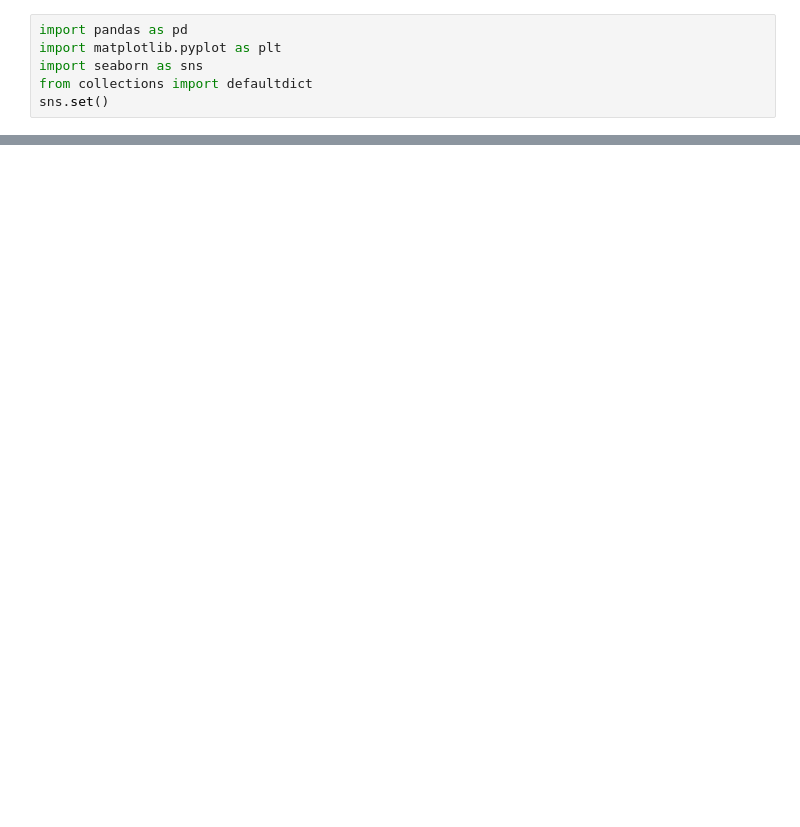
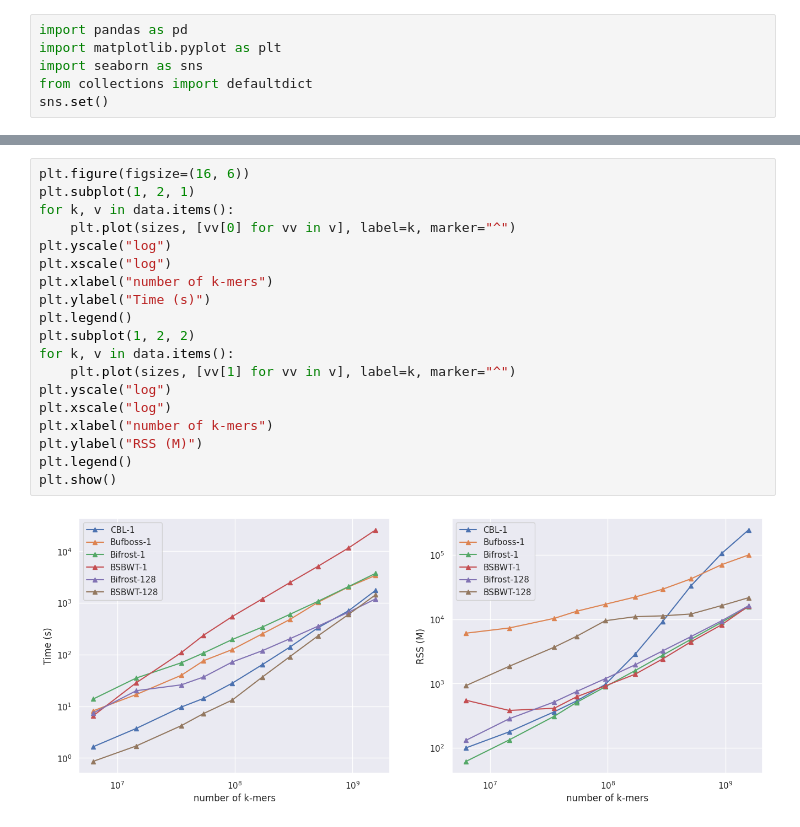
Before and after one commit to saskeli/Dynamic_SBWT_experiments, a Jupyter notebook: expanding.ipynb, the cells around one changed output, grey strips where cells are left out. Cells and saved outputs as stored; diff of their text form; blank space fills up the shorter version.

```diff
--- a/expanding.ipynb
+++ b/expanding.ipynb
@@ -47,0 +69,21 @@ plt.show()
+# %%
+plt.figure(figsize=(16, 6))
+plt.subplot(1, 2, 1)
+for k, v in data.items():
+    plt.plot(sizes, [vv[0] for vv in v], label=k, marker="^")
+plt.yscale("log")
+plt.xscale("log")
+plt.xlabel("number of k-mers")
+plt.ylabel("Time (s)")
+plt.legend()
+plt.subplot(1, 2, 2)
+for k, v in data.items():
+    plt.plot(sizes, [vv[1] for vv in v], label=k, marker="^")
+plt.yscale("log")
+plt.xscale("log")
+plt.xlabel("number of k-mers")
+plt.ylabel("RSS (M)")
+plt.legend()
+plt.show()
+# %% [output]
+[figure, added]
```
Also changed, not shown: parts of 3 cells of this notebook, 1 other file.
